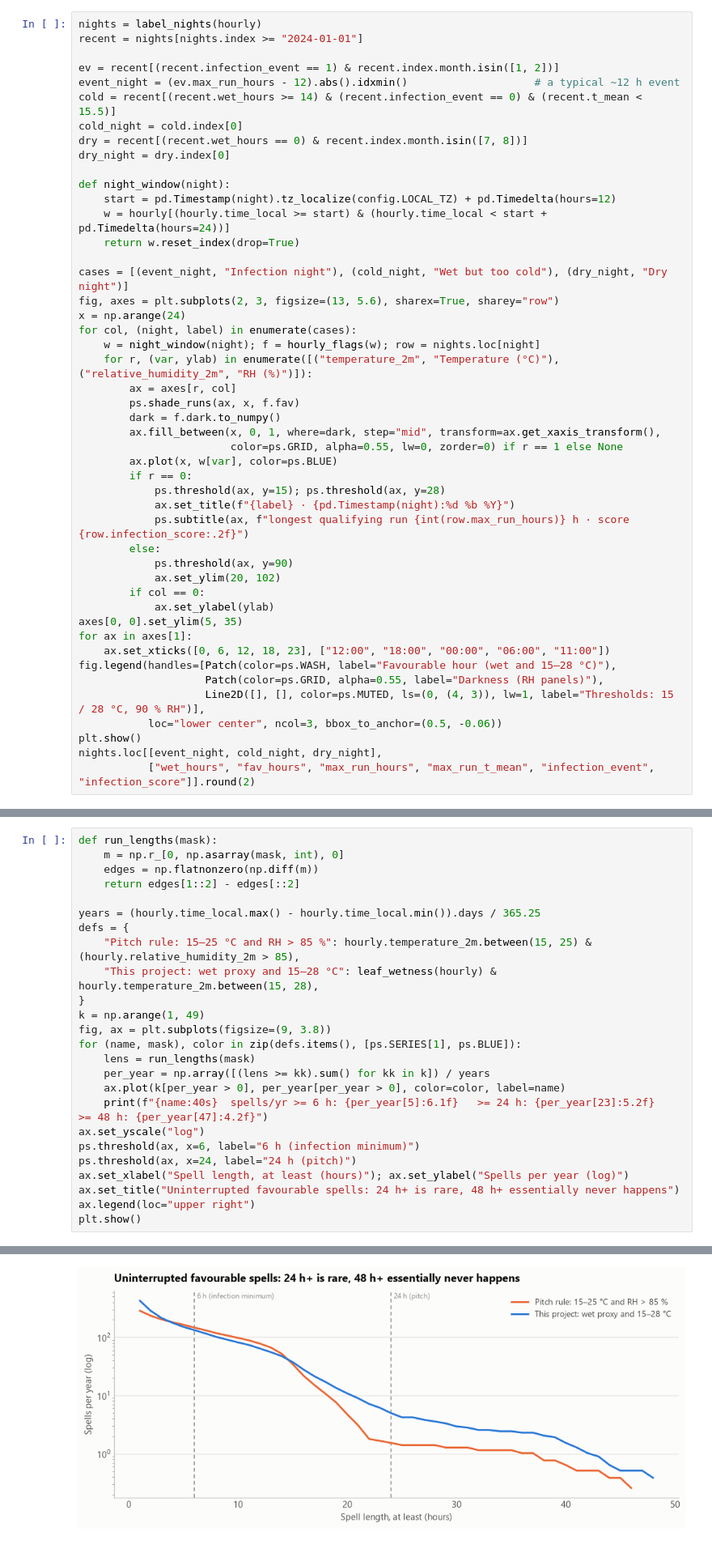
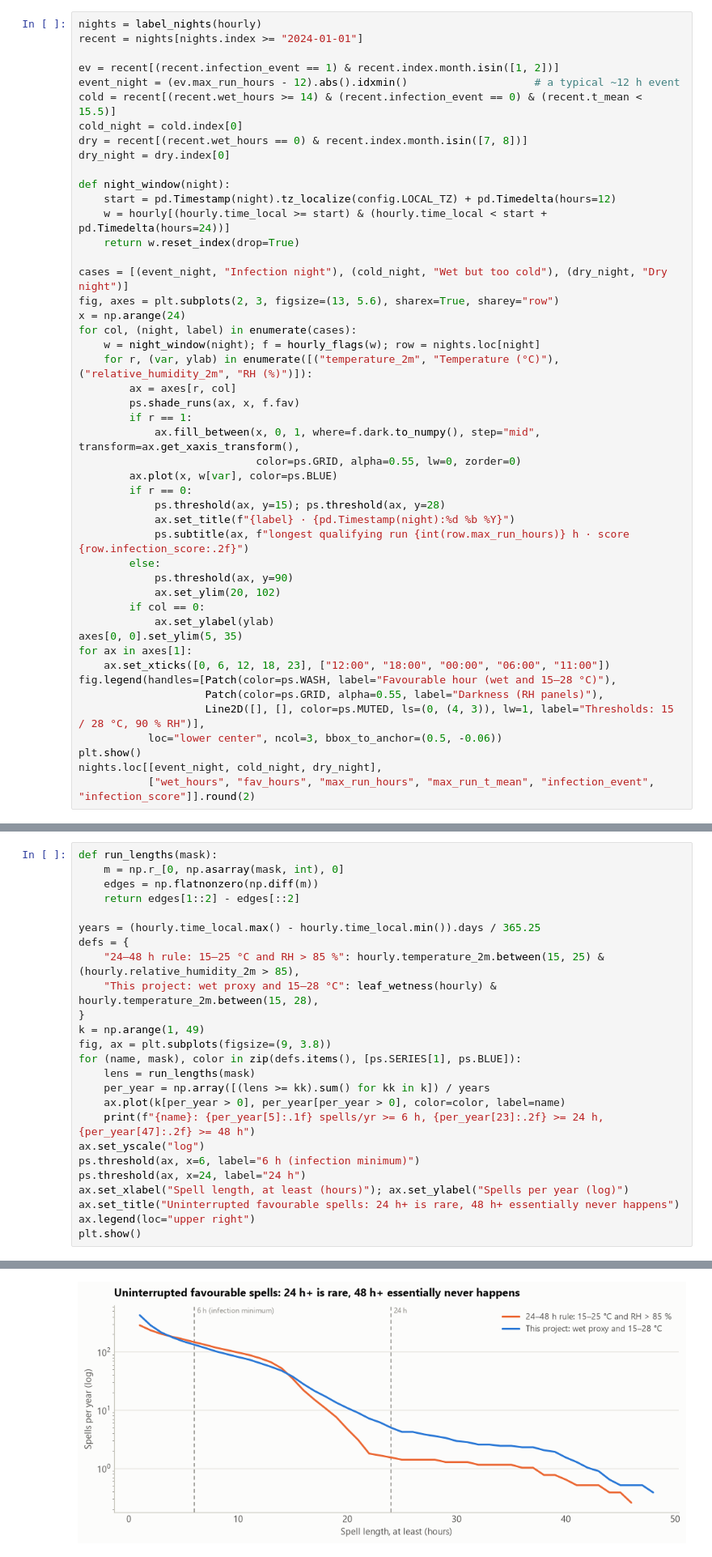
Before and after one commit to alexkeranis/Coffee-Rust-Forecast, a Jupyter notebook: notebooks/01_biological_heuristics.ipynb, the cells around one changed output, grey strips where cells are left out. Shown at 81% size. Cells and saved outputs as stored; diff of their text form.

```diff
--- a/notebooks/01_biological_heuristics.ipynb
+++ b/notebooks/01_biological_heuristics.ipynb
@@ -152,9 +152,9 @@ for col, (night, label) in enumerate(cases):
     for r, (var, ylab) in enumerate([("temperature_2m", "Temperature (°C)"), ("relative_humidity_2m", "RH (%)")]):
         ax = axes[r, col]
         ps.shade_runs(ax, x, f.fav)
-        dark = f.dark.to_numpy()
-        ax.fill_between(x, 0, 1, where=dark, step="mid", transform=ax.get_xaxis_transform(),
-                        color=ps.GRID, alpha=0.55, lw=0, zorder=0) if r == 1 else None
+        if r == 1:
+            ax.fill_between(x, 0, 1, where=f.dark.to_numpy(), step="mid", transform=ax.get_xaxis_transform(),
+                            color=ps.GRID, alpha=0.55, lw=0, zorder=0)
         ax.plot(x, w[var], color=ps.BLUE)
         if r == 0:
             ps.threshold(ax, y=15); ps.threshold(ax, y=28)
@@ -199,7 +199,7 @@ def run_lengths(mask):
 
 years = (hourly.time_local.max() - hourly.time_local.min()).days / 365.25
 defs = {
-    "Pitch rule: 15–25 °C and RH > 85 %": hourly.temperature_2m.between(15, 25) & (hourly.relative_humidity_2m > 85),
+    "24–48 h rule: 15–25 °C and RH > 85 %": hourly.temperature_2m.between(15, 25) & (hourly.relative_humidity_2m > 85),
     "This project: wet proxy and 15–28 °C": leaf_wetness(hourly) & hourly.temperature_2m.between(15, 28),
 }
 k = np.arange(1, 49)
@@ -208,10 +208,10 @@ for (name, mask), color in zip(defs.items(), [ps.SERIES[1], ps.BLUE]):
     lens = run_lengths(mask)
     per_year = np.array([(lens >= kk).sum() for kk in k]) / years
     ax.plot(k[per_year > 0], per_year[per_year > 0], color=color, label=name)
-    print(f"{name:40s}  spells/yr >= 6 h: {per_year[5]:6.1f}   >= 24 h: {per_year[23]:5.2f}   >= 48 h: {per_year[47]:4.2f}")
+    print(f"{name}: {per_year[5]:.1f} spells/yr >= 6 h, {per_year[23]:.2f} >= 24 h, {per_year[47]:.2f} >= 48 h")
 ax.set_yscale("log")
 ps.threshold(ax, x=6, label="6 h (infection minimum)")
-ps.threshold(ax, x=24, label="24 h (pitch)")
+ps.threshold(ax, x=24, label="24 h")
 ax.set_xlabel("Spell length, at least (hours)"); ax.set_ylabel("Spells per year (log)")
 ax.set_title("Uninterrupted favourable spells: 24 h+ is rare, 48 h+ essentially never happens")
 ax.legend(loc="upper right")
@@ -222,4 +222,4 @@ This project: wet proxy and 15–28 °C      spells/yr >= 6 h:  132.8   >= 24 h:
-[figure, old version]
+[figure, new version]
 # %% [markdown]
 Afternoon heating breaks the humid spell almost every day, so a 24–48 h requirement labels ~99 % of
 days "safe". Nightly 6 h+ spells, by contrast, are common in the rainy season — which matches when
```
Also changed, not shown: parts of 4 cells of this notebook, 13 other files.
